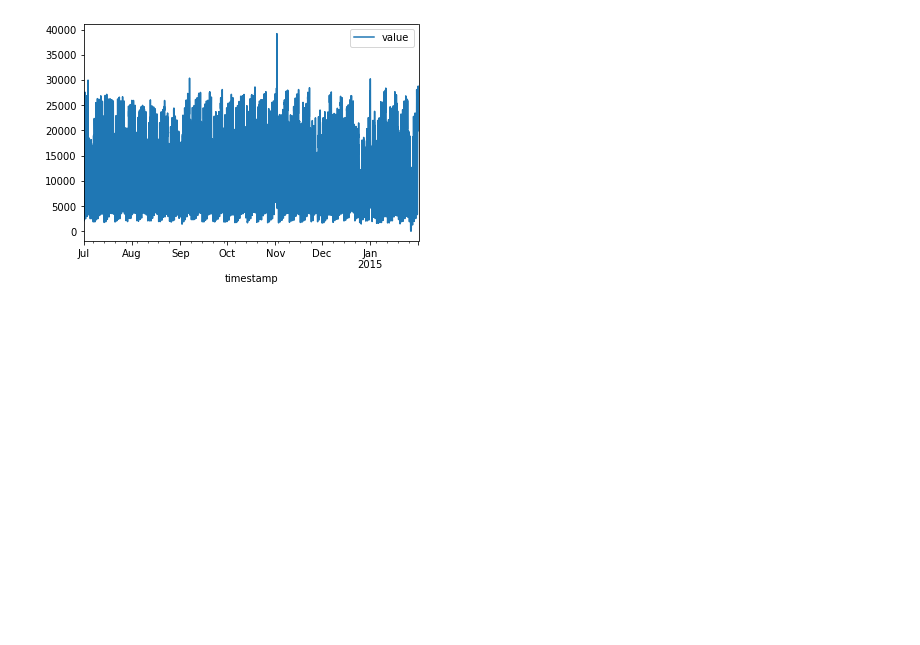
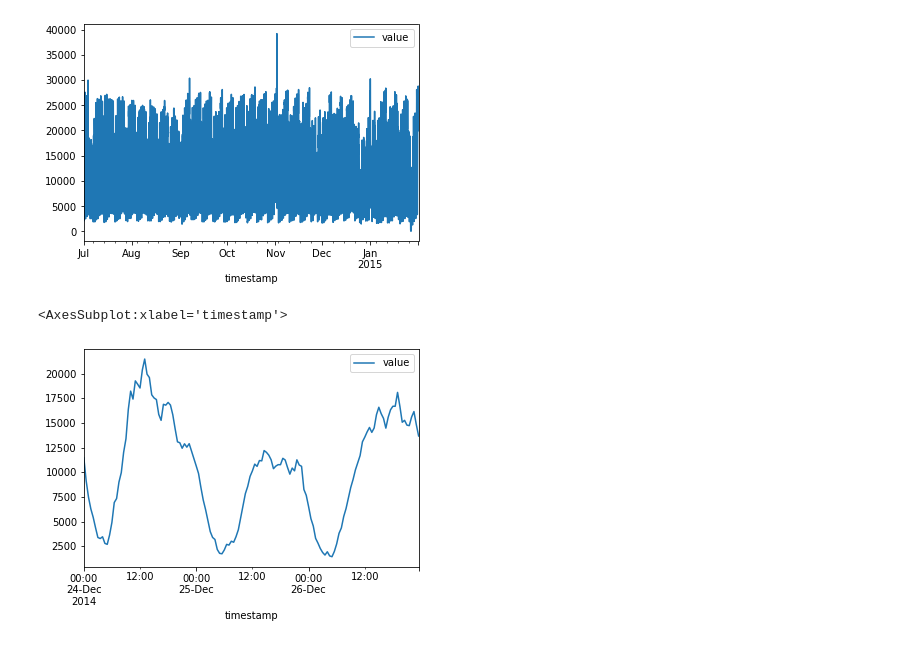
Before and after one commit to aipioneers/workshop, a Jupyter notebook: day-2/nyc_taxi.ipynb, the cells around one changed output. Saved outputs shown, nothing was run; the diff lists cells and outputs as text; code cells hidden in the pictures; blank space fills up the shorter version.

```diff
--- a/day-2/nyc_taxi.ipynb
+++ b/day-2/nyc_taxi.ipynb
@@ -24,3 +30,9 @@ df.plot(x='timestamp', y='value')
 # %% [output]
 <AxesSubplot:xlabel='timestamp'>
 [figure]
+# %%
+chrismas_df = df[(df['timestamp'].dt.month == 12) & (df['timestamp'].dt.day.isin((24,25,26)))]
+chrismas_df.plot(x='timestamp', y='value')
+# %% [output]
+<AxesSubplot:xlabel='timestamp'>
+[figure, added]
```
Also changed, not shown: parts of 17 cells of this notebook.
